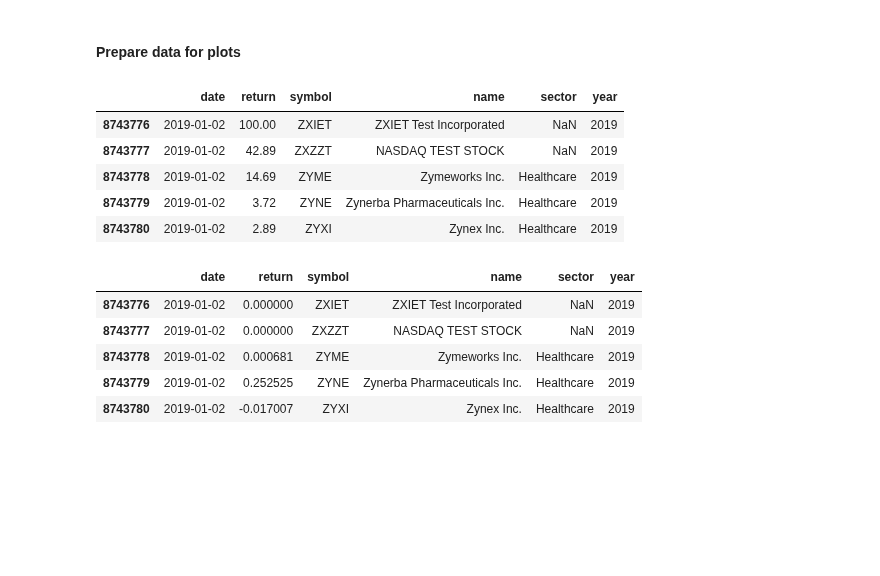
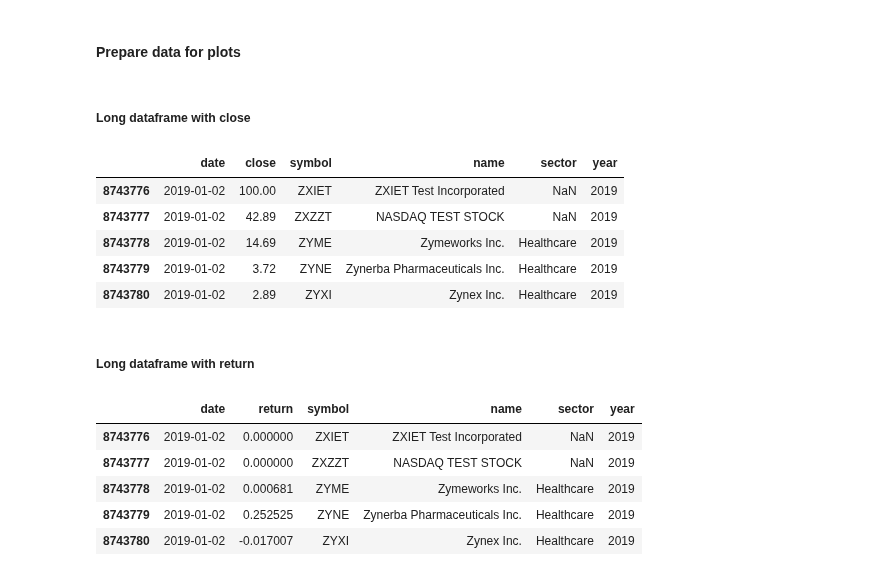
Before and after one commit to NumEconCopenhagen/projects-2019-wms, a Jupyter notebook: dataproject/dataProject.ipynb, the cells around one changed output. Cells and saved outputs as stored; diff of their text form; code cells hidden in the pictures; blank space fills up the shorter version.

```diff
--- a/dataproject/dataProject.ipynb
+++ b/dataproject/dataProject.ipynb
@@ -164,20 +163,24 @@ df_cc.shape #days and number of stocks
 (1007, 8683)
 # %% [markdown]
 #### Prepare data for plots
+# %% [markdown]
+##### Long dataframe with close
 # %%
 df_close_long = df_close.transpose() # transposing close data data
-df_close_long = pd.melt(df_close_long.reset_index() ,id_vars='index',var_name='date', value_name='return') # make data long for later use
+df_close_long = pd.melt(df_close_long.reset_index() ,id_vars='index',var_name='date', value_name='close') # make data long for later use
 df_close_long = df_close_long.merge(df_ticker[['symbol', 'name','sector']], how = 'left', left_on = 'index', right_on = 'symbol') # merging on sector
 df_close_long['year'] = df_close_long['date'].astype(str).str[:4] # Create new column with the year
 df_close_long = df_close_long.drop(columns=['index'])
 df_close_long.tail()
 # %% [output]
-|  | date | return | symbol | name | sector | year |
+|  | date | close | symbol | name | sector | year |
 | 8743776 | 2019-01-02 | 100.00 | ZXIET | ZXIET Test Incorporated | NaN | 2019 |
 | 8743777 | 2019-01-02 | 42.89 | ZXZZT | NASDAQ TEST STOCK | NaN | 2019 |
 | 8743778 | 2019-01-02 | 14.69 | ZYME | Zymeworks Inc. | Healthcare | 2019 |
 | 8743779 | 2019-01-02 | 3.72 | ZYNE | Zynerba Pharmaceuticals Inc. | Healthcare | 2019 |
 | 8743780 | 2019-01-02 | 2.89 | ZYXI | Zynex Inc. | Healthcare | 2019 |
+# %% [markdown]
+##### Long dataframe with return
 # %%
 df_simple_long = df_simple.transpose() # transposing return data
 df_simple_long = pd.melt(df_simple_long.reset_index() ,id_vars='index',var_name='date', value_name='return') # make data long for later use
```
Also changed, not shown: parts of 32 cells of this notebook.
